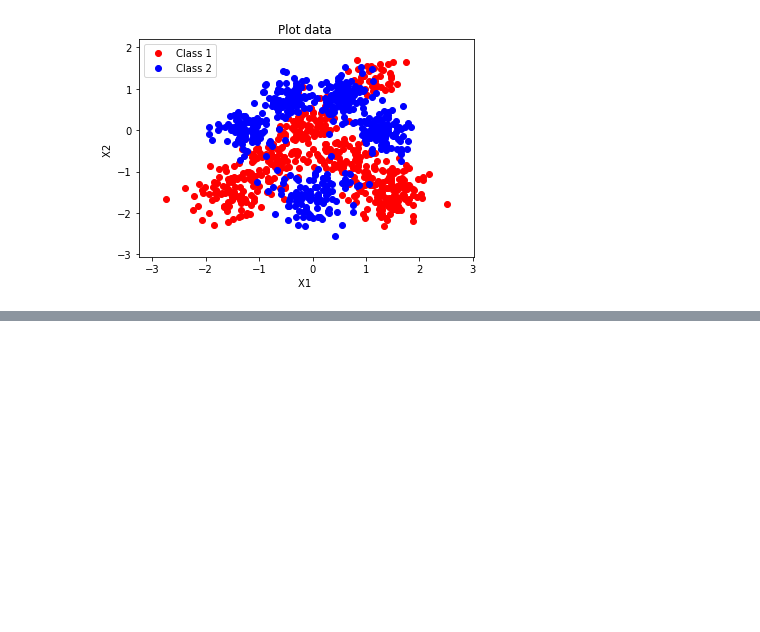
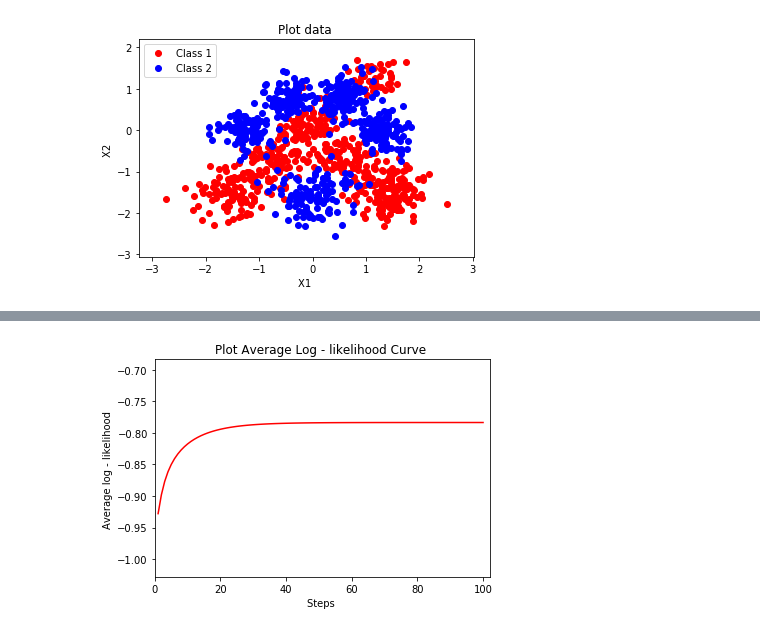
Before and after one commit to wtywty5ty/MLSALT1_CW1, a Jupyter notebook: CW1.ipynb, the cells around one changed output, grey strips where cells are left out. Saved outputs shown, nothing was run; the diff lists cells and outputs as text; code cells hidden in the pictures; blank space fills up the shorter version.

```diff
--- a/CW1.ipynb
+++ b/CW1.ipynb
@@ -70,0 +57,5 @@ array([ 0.50025183,  0.49970043,  0.50033047,  0.49960307,  0.50043376,
+# %%
+llTest = logLikelihood(X_test, y_test, record)
+plot_ll(llTest)
+# %% [output]
+[figure, added]
```
Also changed, not shown: parts of 9 cells of this notebook, 1 other file.
